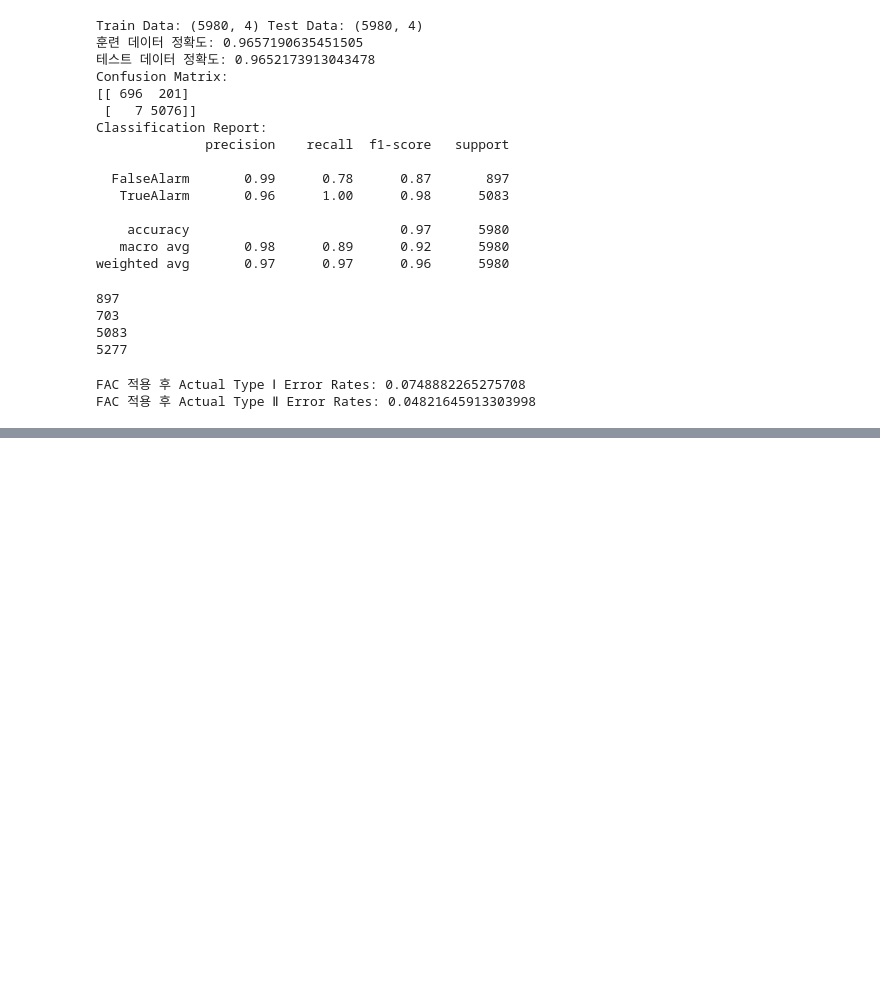
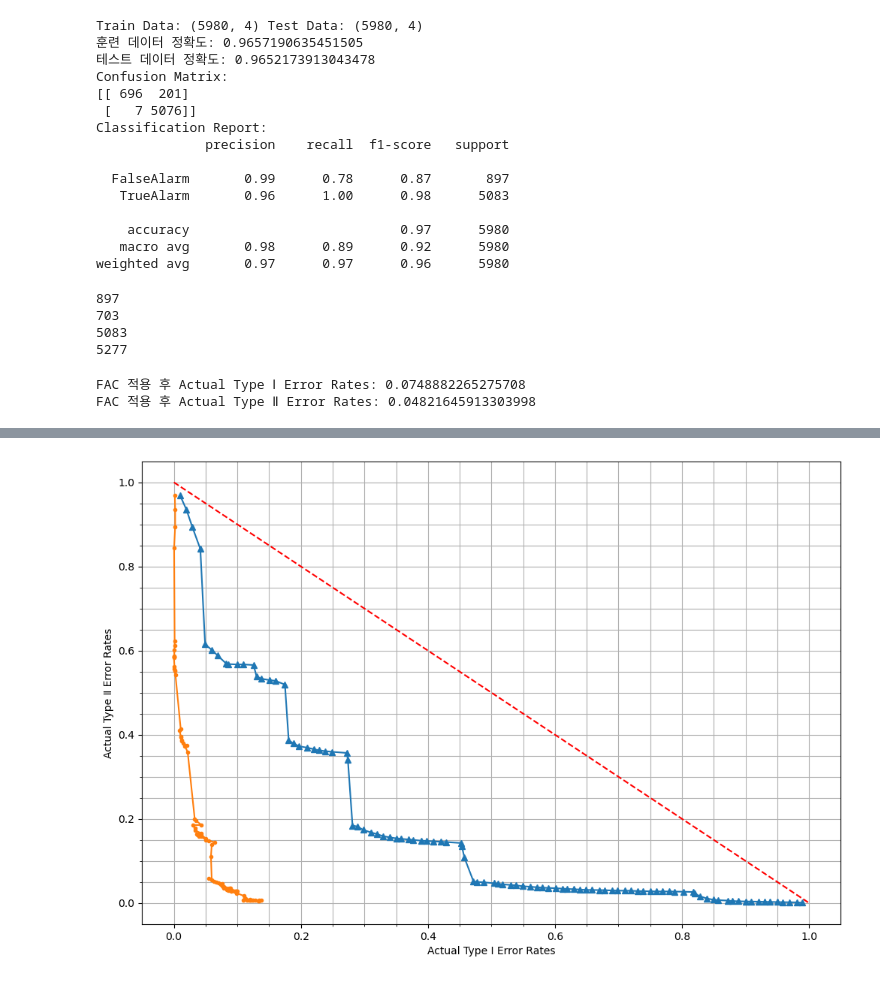
Before and after one commit to changyeon99/CapstoneDesign2, a Jupyter notebook: Nov_8th.ipynb, the cells around one changed output, grey strips where cells are left out. Cells and saved outputs as stored; diff of their text form; code cells hidden in the pictures; blank space fills up the shorter version.

```diff
--- a/Nov_8th.ipynb
+++ b/Nov_8th.ipynb
@@ -491,0 +573,21 @@ FAC 적용 후 Actual Type Ⅱ Error Rates: 0.04821645913303998
+# %%
+plt.figure(figsize = (12, 8))
+
+plt.plot([0, 1], [1, 0], linestyle='--', color='red')#, label='y = -x')
+plt.plot(x, y, marker='^', linestyle='-', label = 'Bootstrap T²')
+plt.plot(x3, y3, marker='.', linestyle='-', label = 'with FAC')
+
+plt.xlabel("Actual Type Ⅰ Error Rates")
+plt.ylabel("Actual Type Ⅱ Error Rates")
+
+plt.minorticks_on()
+plt.grid(axis='both', which='both')
+
+# plt.xlim(0, 1)
+# plt.ylim(0, 1)
+
+plt.legend
+
+plt.show()
+# %% [output]
+[figure, added]
```
Also changed, not shown: parts of 2 cells of this notebook.
